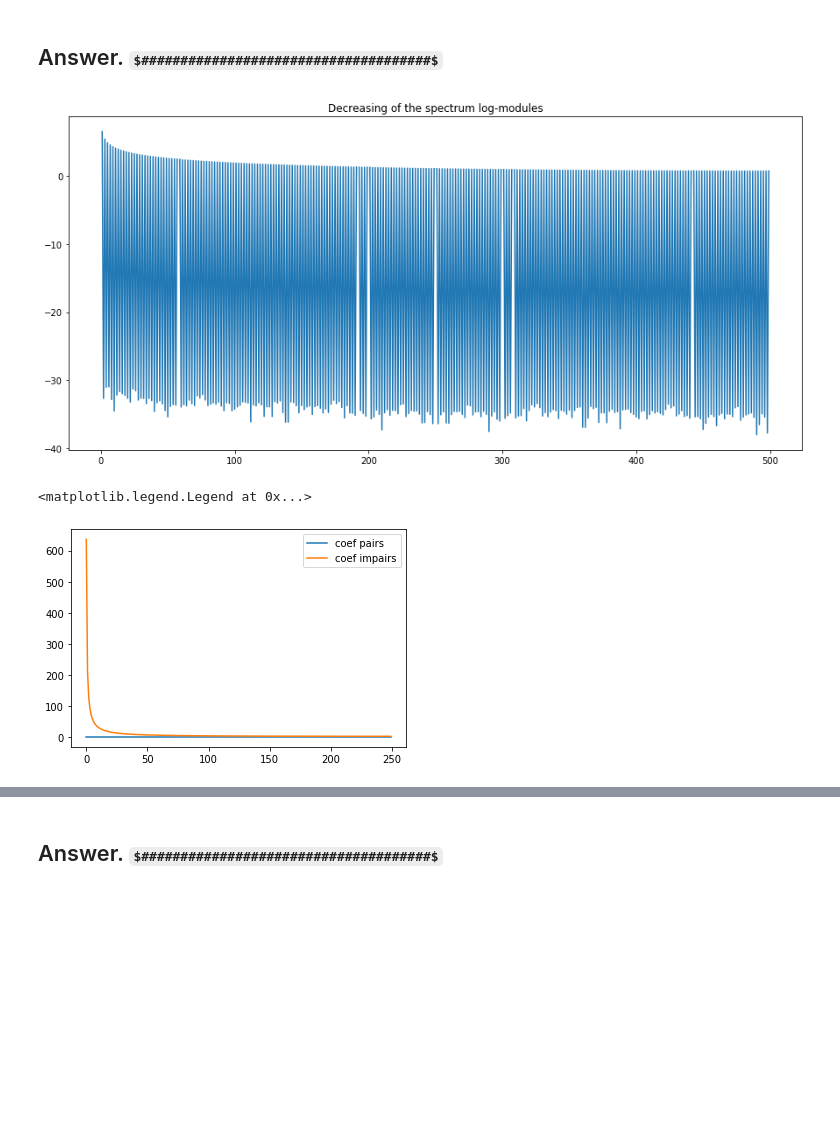
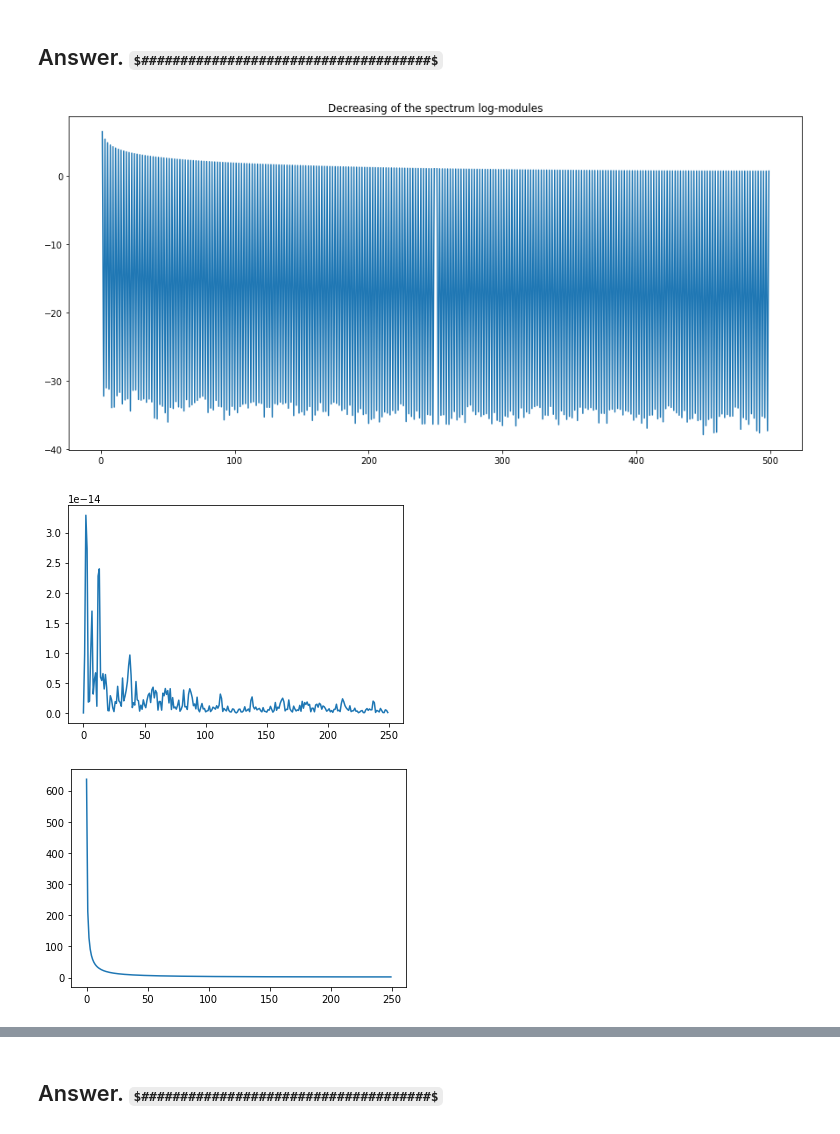
Before and after one commit to Thomas-Zorroche/Signal-Processing-M2, a Jupyter notebook: TD1/TD 1 FFT - Exercices.ipynb, the cells around one changed output, grey strips where cells are left out. Drawn from its saved outputs; the diff is of its cells as text; code cells hidden in the pictures; some formulas as TeX source; blank space fills up the shorter version.

```diff
--- a/TD1/TD 1 FFT - Exercices.ipynb
+++ b/TD1/TD 1 FFT - Exercices.ipynb
@@ -160,16 +160,18 @@ On réalise ici un filtre passe-bas. (les hautes fréquences sont nulles, on lai
 # %%
 plt.figure(figsize = (15,7))
 plt.title("Decreasing of the spectrum log-modules")
 fq = spectre[0:m]
 plt.plot(np.log(np.abs(fq)));
 plt.show();
 
-plt.plot([np.abs(spectre[2*i]) for i in range(0, m//2)], label="coef pairs")
-plt.plot([np.abs(spectre[(2*i) + 1]) for i in range(0, m//2)], label="coef impairs")
-plt.legend()
+plt.plot(np.abs(fq[0::2]), label="coef pairs")
+plt.show();
+
+plt.plot(np.abs(fq[1::2]), label="coef impairs")
+plt.show();
 # %% [output]
-[figure, old version]
+[figure, new version]
-<matplotlib.legend.Legend at 0x...>
-[figure, old version]
+[figure, new version]
+[figure, added]
 # %% [markdown]
 ### Ex: What can be observed on the shape of the spectrum ?
```
Also changed, not shown: parts of 8 cells of this notebook.
